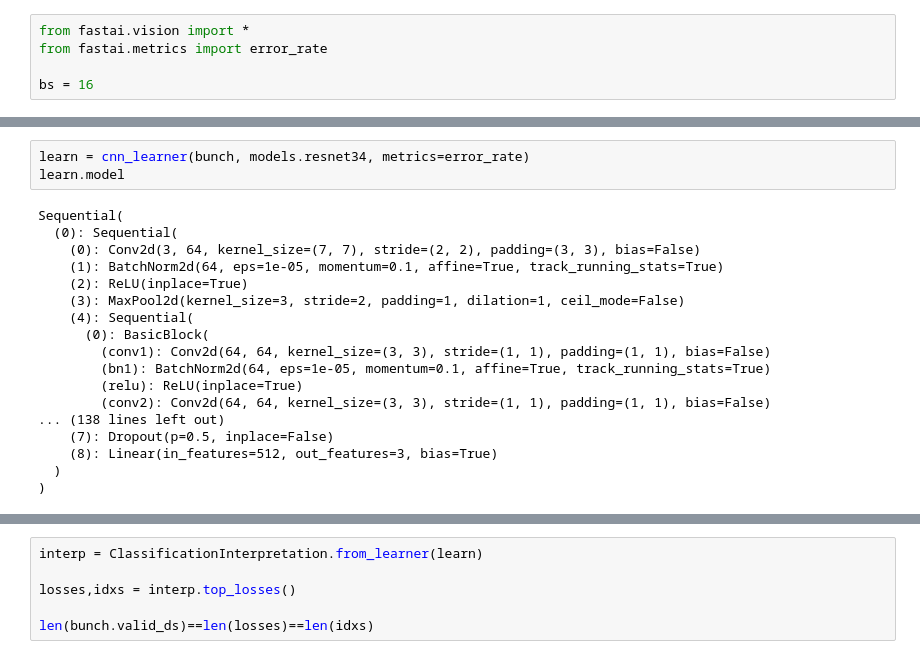
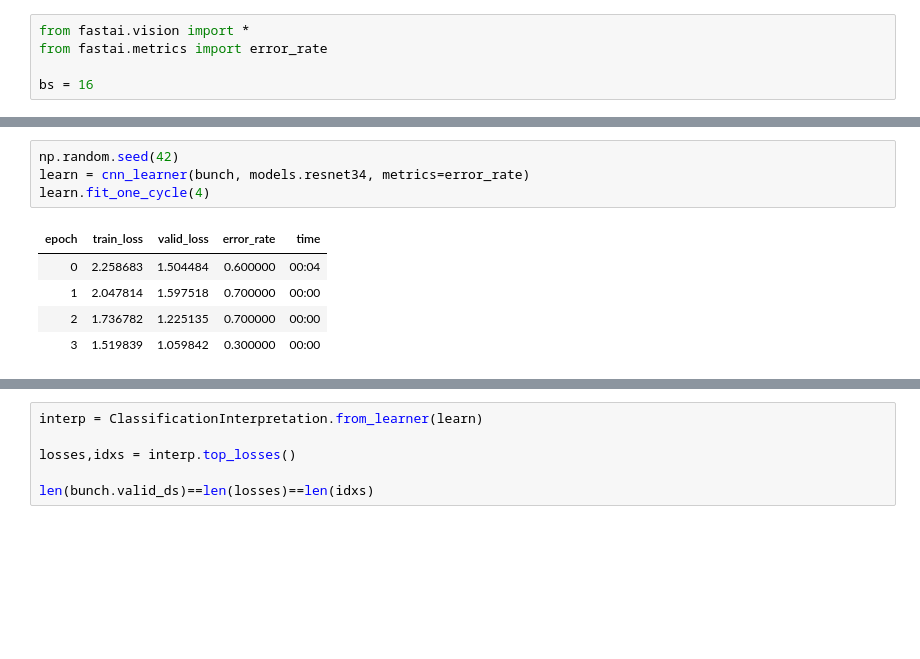
Before and after one commit to djMax/JupyterSet, a Jupyter notebook: Train.ipynb, the cells around one changed output, grey strips where cells are left out. Cells and saved outputs as stored; diff of their text form; blank space fills up the shorter version.

Commit message:
More attempts to train

```diff
--- a/Train.ipynb
+++ b/Train.ipynb
@@ -35,21 +31,10 @@ len(bunch.classes),bunch.c
 # %%
+np.random.seed(42)
 learn = cnn_learner(bunch, models.resnet34, metrics=error_rate)
-learn.model
+learn.fit_one_cycle(4)
 # %% [output]
-Sequential(
-  (0): Sequential(
-    (0): Conv2d(3, 64, kernel_size=(7, 7), stride=(2, 2), padding=(3, 3), bias=False)
-    (1): BatchNorm2d(64, eps=1e-05, momentum=0.1, affine=True, track_running_stats=True)
-    (2): ReLU(inplace=True)
-    (3): MaxPool2d(kernel_size=3, stride=2, padding=1, dilation=1, ceil_mode=False)
-    (4): Sequential(
-      (0): BasicBlock(
-        (conv1): Conv2d(64, 64, kernel_size=(3, 3), stride=(1, 1), padding=(1, 1), bias=False)
-        (bn1): BatchNorm2d(64, eps=1e-05, momentum=0.1, affine=True, track_running_stats=True)
-        (relu): ReLU(inplace=True)
-        (conv2): Conv2d(64, 64, kernel_size=(3, 3), stride=(1, 1), padding=(1, 1), bias=False)
-... (138 lines left out)
-    (7): Dropout(p=0.5, inplace=False)
-    (8): Linear(in_features=512, out_features=3, bias=True)
-  )
-)
+| epoch | train_loss | valid_loss | error_rate | time |
+| 0 | 2.258683 | 1.504484 | 0.600000 | 00:04 |
+| 1 | 2.047814 | 1.597518 | 0.700000 | 00:00 |
+| 2 | 1.736782 | 1.225135 | 0.700000 | 00:00 |
+| 3 | 1.519839 | 1.059842 | 0.300000 | 00:00 |
```
Also changed, not shown: parts of 12 cells of this notebook.
